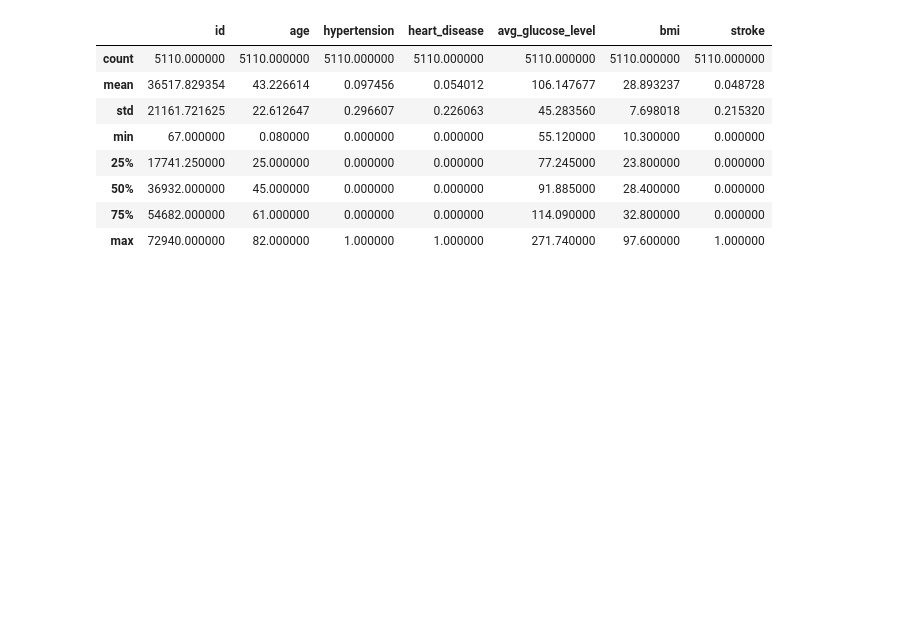
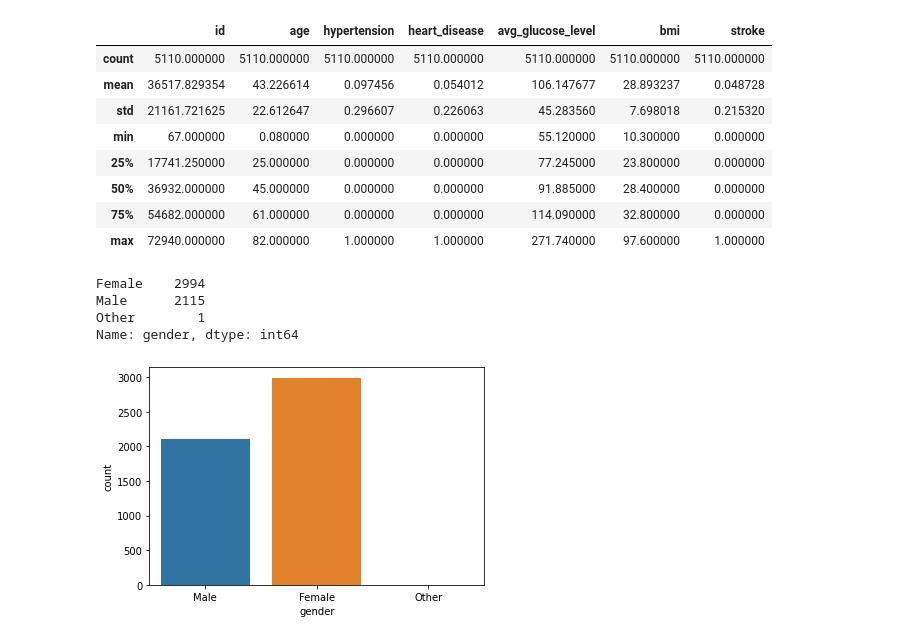
Before and after one commit to hershey99/ML_Assignment2_IT19102610_IT19105376_IT19103532_IT19078410, a Jupyter notebook: stroke_prediction.ipynb, the cells around one changed output. Drawn from its saved outputs; the diff is of its cells as text; code cells hidden in the pictures; blank space fills up the shorter version.

Commit message:
data set visualizations added

```diff
--- a/stroke_prediction.ipynb
+++ b/stroke_prediction.ipynb
@@ -93,3 +93,13 @@ df_train.describe()
 | 50% | 36932.000000 | 45.000000 | 0.000000 | 0.000000 | 91.885000 | 28.400000 | 0.000000 |
 | 75% | 54682.000000 | 61.000000 | 0.000000 | 0.000000 | 114.090000 | 32.800000 | 0.000000 |
 | max | 72940.000000 | 82.000000 | 1.000000 | 1.000000 | 271.740000 | 97.600000 | 1.000000 |
+# %%
+print(df_train.gender.value_counts())
+plot = sns.countplot(data=df_train, x="gender")
+plt.show()
+# %% [output]
+Female    2994
+Male      2115
+Other        1
+Name: gender, dtype: int64
+[figure, added]
```
Also changed, not shown: parts of 6 cells of this notebook.
